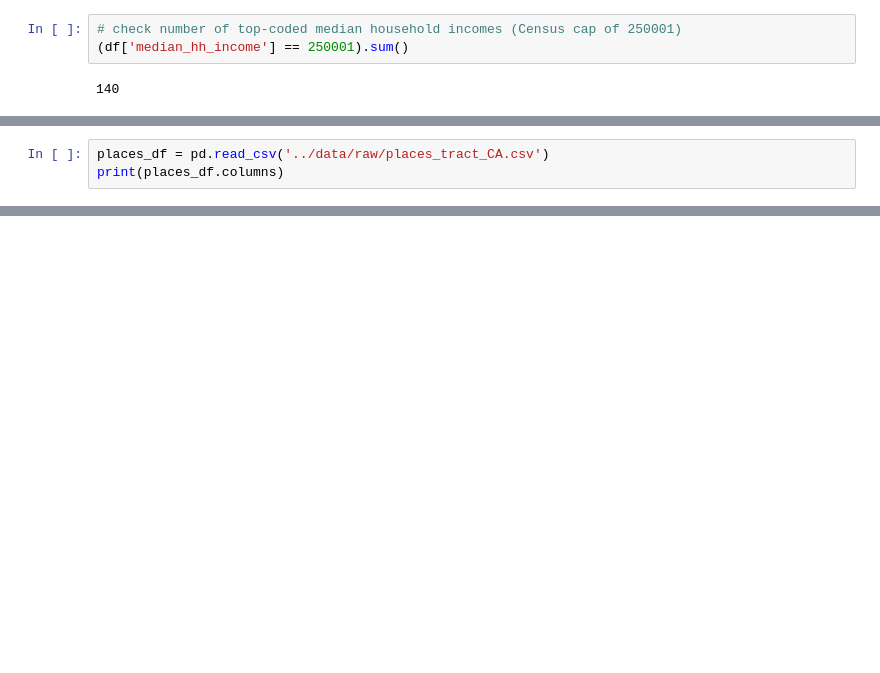
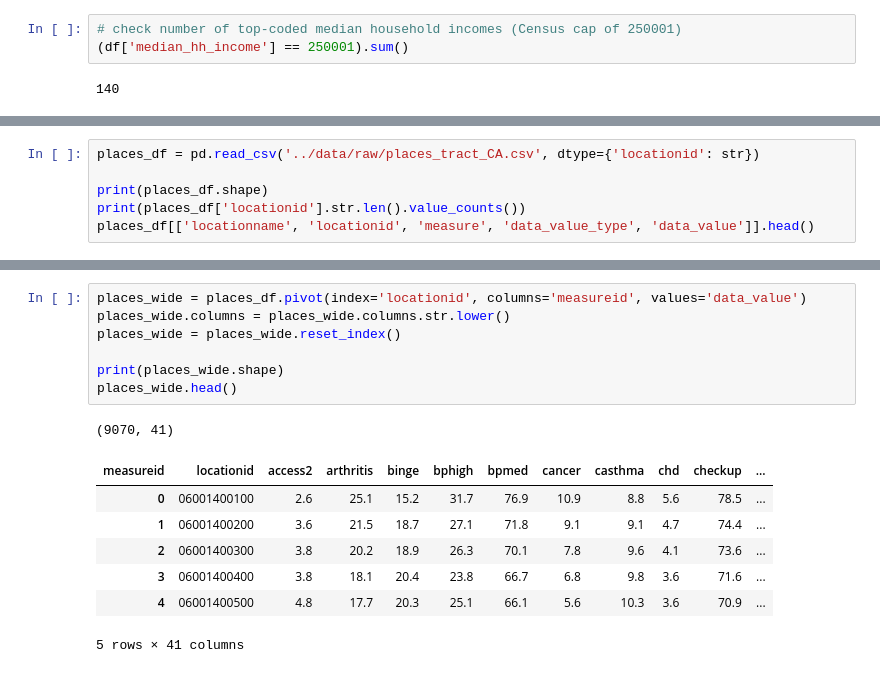
Before and after one commit to Djaser23/SDOH_Predictive_Hotspotting_CA, a Jupyter notebook: notebooks/02_cleaning.ipynb, the cells around one changed output, grey strips where cells are left out. Saved outputs shown, nothing was run; the diff lists cells and outputs as text; blank space fills up the shorter version.

```diff
--- a/notebooks/02_cleaning.ipynb
+++ b/notebooks/02_cleaning.ipynb
@@ -220,6 +227,9 @@ print(df['income_topcoded'].sum())
 os.makedirs('../data/processed', exist_ok=True)
 df.to_csv('../data/processed/acs5_2023_tract_CA_clean.csv', index=False)
 # %%
-places_df = pd.read_csv('../data/raw/places_tract_CA.csv')
-print(places_df.columns)
+places_df = pd.read_csv('../data/raw/places_tract_CA.csv', dtype={'locationid': str})
+
+print(places_df.shape)
+print(places_df['locationid'].str.len().value_counts())
+places_df[['locationname', 'locationid', 'measure', 'data_value_type', 'data_value']].head()
 # %% [output]
@@ -232,0 +300,16 @@ Index(['year', 'stateabbr', 'statedesc', 'countyname', 'countyfips',
+# %%
+places_wide = places_df.pivot(index='locationid', columns='measureid', values='data_value')
+places_wide.columns = places_wide.columns.str.lower()
+places_wide = places_wide.reset_index()
+
+print(places_wide.shape)
+places_wide.head()
+# %% [output]
+(9070, 41)
+| measureid | locationid | access2 | arthritis | binge | bphigh | bpmed | cancer | casthma | chd | checkup | ... |
+| 0 | 06001400100 | 2.6 | 25.1 | 15.2 | 31.7 | 76.9 | 10.9 | 8.8 | 5.6 | 78.5 | ... |
+| 1 | 06001400200 | 3.6 | 21.5 | 18.7 | 27.1 | 71.8 | 9.1 | 9.1 | 4.7 | 74.4 | ... |
+| 2 | 06001400300 | 3.8 | 20.2 | 18.9 | 26.3 | 70.1 | 7.8 | 9.6 | 4.1 | 73.6 | ... |
+| 3 | 06001400400 | 3.8 | 18.1 | 20.4 | 23.8 | 66.7 | 6.8 | 9.8 | 3.6 | 71.6 | ... |
+| 4 | 06001400500 | 4.8 | 17.7 | 20.3 | 25.1 | 66.1 | 5.6 | 10.3 | 3.6 | 70.9 | ... |
+5 rows × 41 columns
```
Also changed, not shown: parts of 10 cells of this notebook.
